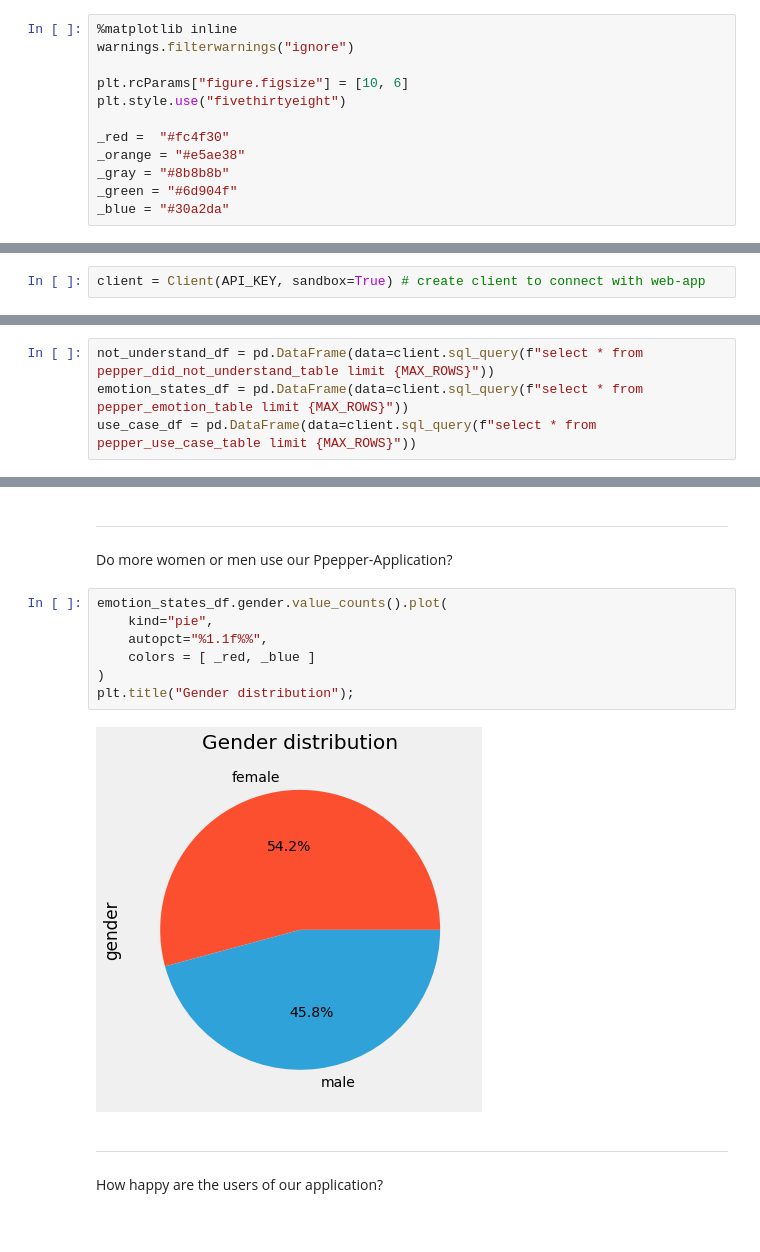
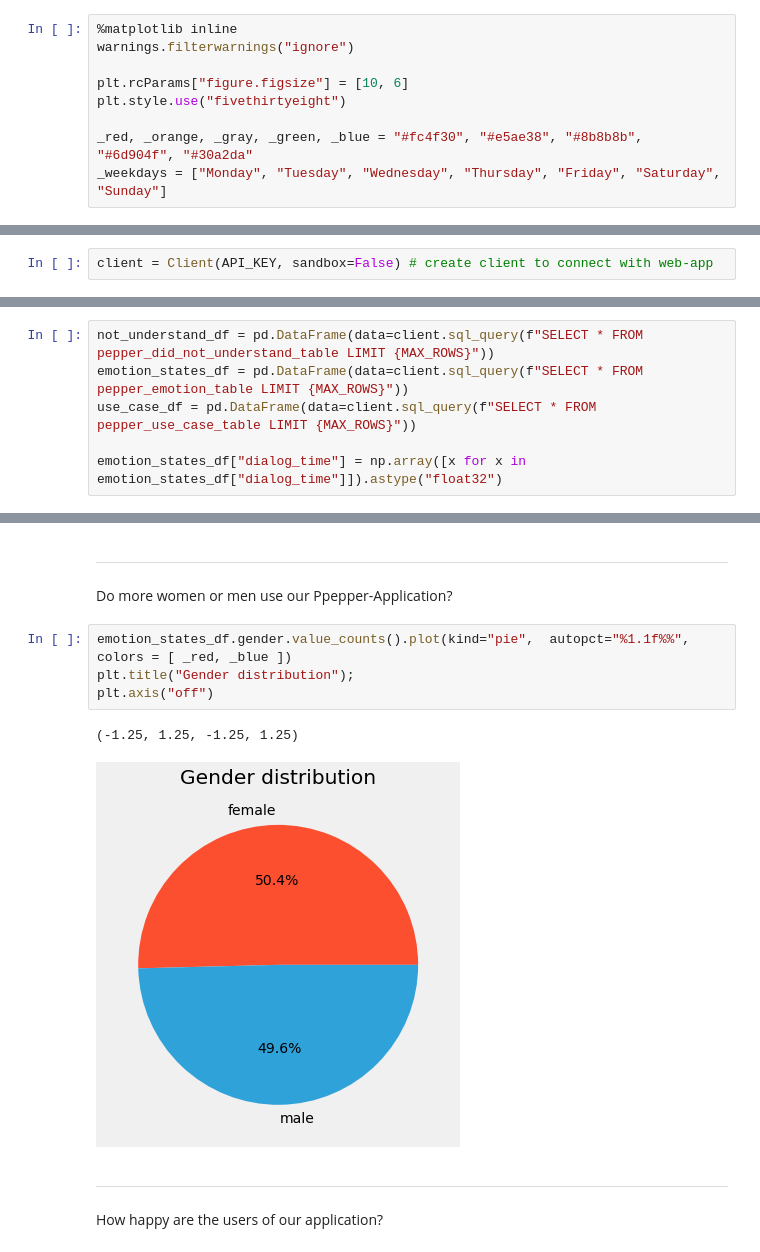
Before and after one commit to ProjectPepperHSB/Backend-Services, a Jupyter notebook: analysis/main.ipynb, the cells around one changed output, grey strips where cells are left out. Cells and saved outputs as stored; diff of their text form.

```diff
--- a/analysis/main.ipynb
+++ b/analysis/main.ipynb
@@ -144,11 +144,8 @@ warnings.filterwarnings("ignore")
 plt.rcParams["figure.figsize"] = [10, 6]
 plt.style.use("fivethirtyeight")
 
-_red =  "#fc4f30"
-_orange = "#e5ae38"
-_gray = "#8b8b8b"
-_green = "#6d904f"
-_blue = "#30a2da"
+_red, _orange, _gray, _green, _blue = "#fc4f30", "#e5ae38", "#8b8b8b", "#6d904f", "#30a2da"
+_weekdays = ["Monday", "Tuesday", "Wednesday", "Thursday", "Friday", "Saturday", "Sunday"]
 # %% [markdown]
 ____
 ## 2.2 Setup <a name="setup"></a>
@@ -157,4 +154,4 @@ config = dotenv_values(".env")
 API_KEY = config["API_KEY"]
 MAX_ROWS = 500
 # %%
-client = Client(API_KEY, sandbox=True) # create client to connect with web-app
+client = Client(API_KEY, sandbox=False) # create client to connect with web-app
@@ -162,9 +161,11 @@ client = Client(API_KEY, sandbox=True) # create client to connect with web-app
 ____
 ## 2.3 Load Data <a name="loaddata"></a>
 # %%
-not_understand_df = pd.DataFrame(data=client.sql_query(f"select * from pepper_did_not_understand_table limit {MAX_ROWS}"))
-emotion_states_df = pd.DataFrame(data=client.sql_query(f"select * from pepper_emotion_table limit {MAX_ROWS}"))
-use_case_df = pd.DataFrame(data=client.sql_query(f"select * from pepper_use_case_table limit {MAX_ROWS}"))
+not_understand_df = pd.DataFrame(data=client.sql_query(f"SELECT * FROM pepper_did_not_understand_table LIMIT {MAX_ROWS}"))
+emotion_states_df = pd.DataFrame(data=client.sql_query(f"SELECT * FROM pepper_emotion_table LIMIT {MAX_ROWS}"))
+use_case_df = pd.DataFrame(data=client.sql_query(f"SELECT * FROM pepper_use_case_table LIMIT {MAX_ROWS}"))
+
+emotion_states_df["dialog_time"] = np.array([x for x in emotion_states_df["dialog_time"]]).astype("float32")
 # %%
 emotion_states_df
 # %% [output]
@@ -200,14 +200,12 @@ _____
 
 Do more women or men use our Ppepper-Application?
 # %%
-emotion_states_df.gender.value_counts().plot(
-    kind="pie",
-    autopct="%1.1f%%",
-    colors = [ _red, _blue ]
-)
+emotion_states_df.gender.value_counts().plot(kind="pie",  autopct="%1.1f%%", colors = [ _red, _blue ])
 plt.title("Gender distribution");
+plt.axis("off")
 # %% [output]
+(-1.25, 1.25, -1.25, 1.25)
-[figure, old version]
+[figure, new version]
 # %% [markdown]
 ______
 
```
Also changed, not shown: parts of 32 cells of this notebook, 6 other files.
